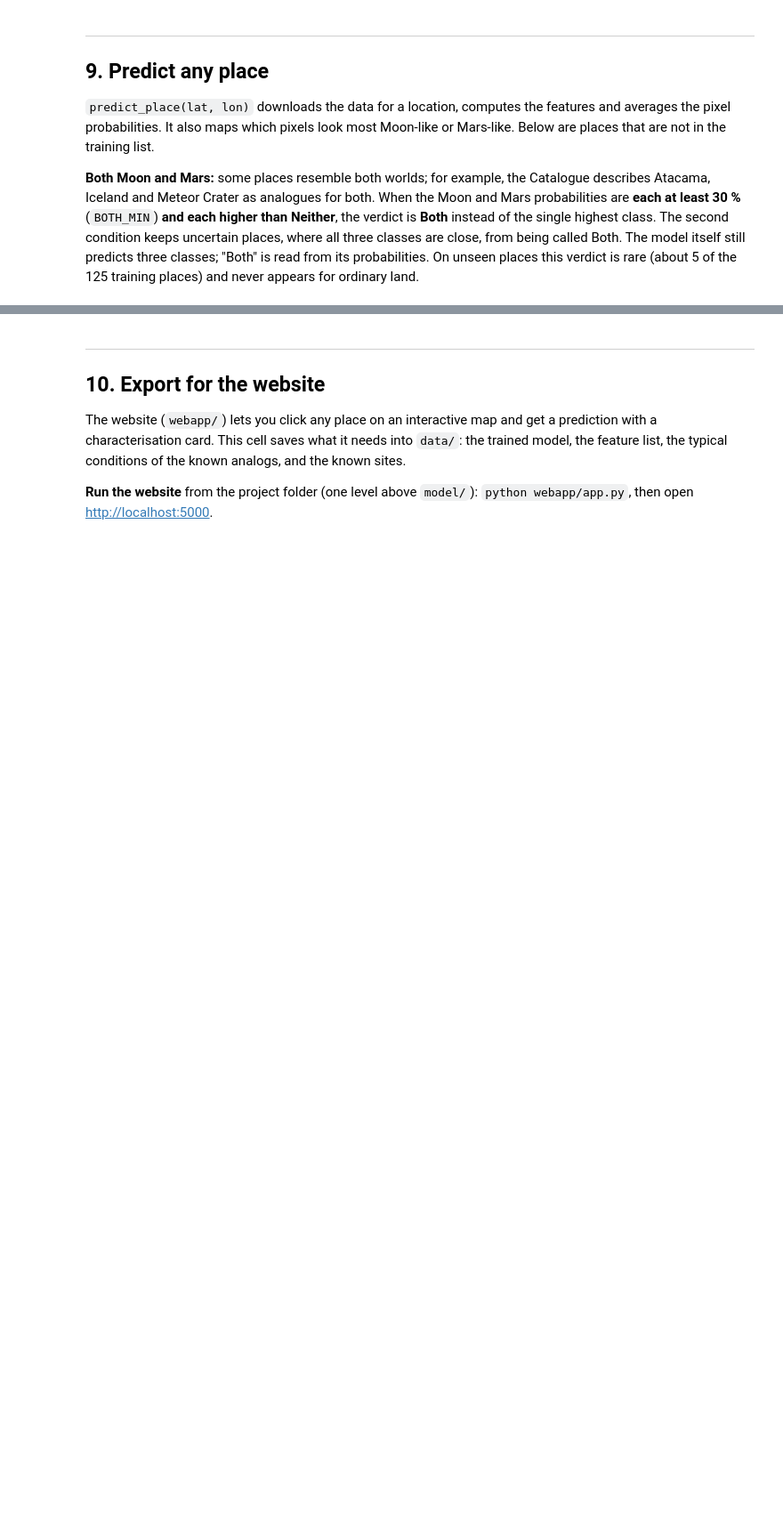
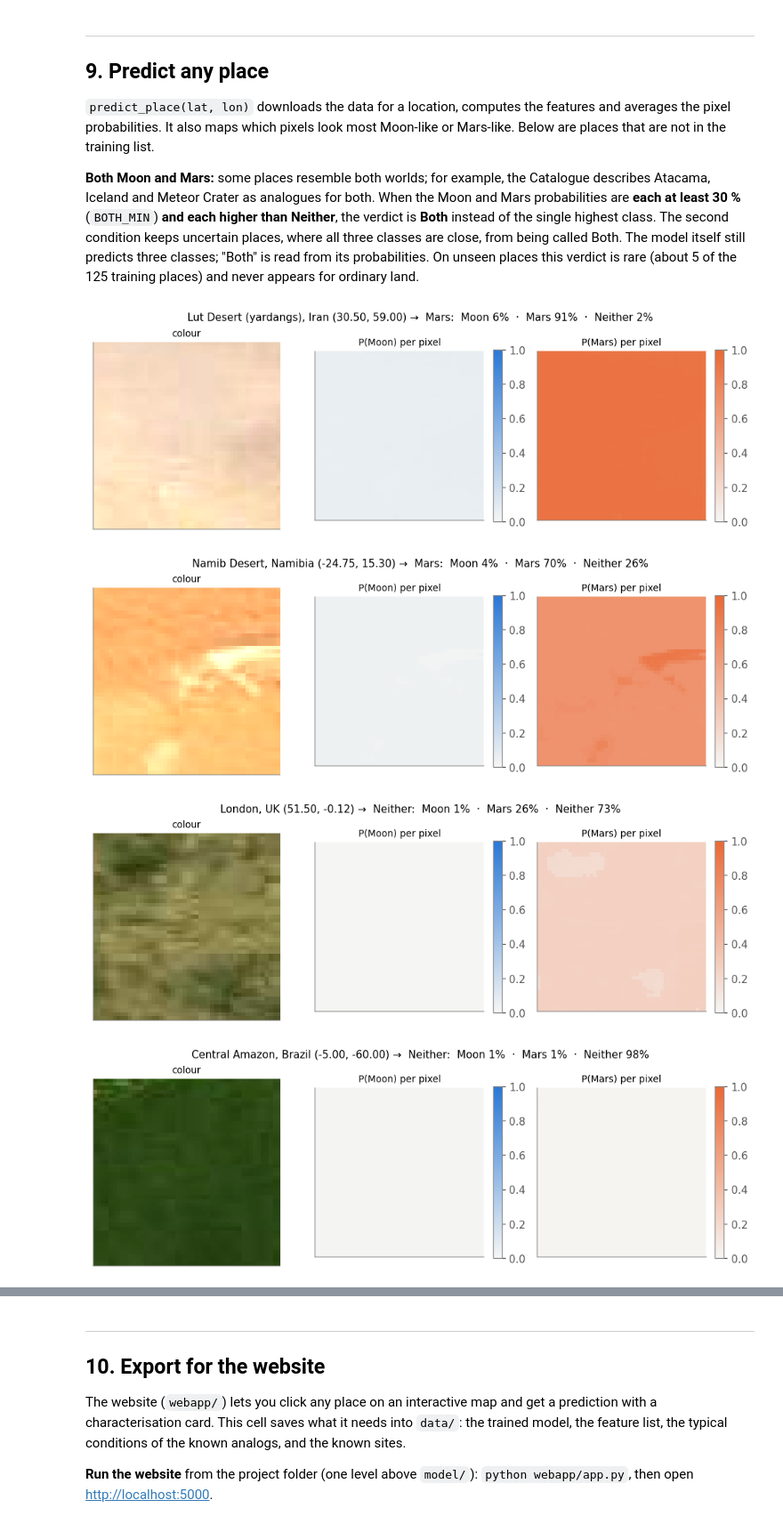
Before and after one commit to MakariousR/TerraX, a Jupyter notebook: model/main.ipynb, the cells around one changed output, grey strips where cells are left out. Shown at 89% size. Drawn from its saved outputs; the diff is of its cells as text; code cells hidden in the pictures; blank space fills up the shorter version.

Commit message:
Remove Wolfe Creek Crater and Mount Etna from the test places
- Section 9 test places and README "places worth trying" no longer include them

```diff
--- a/model/main.ipynb
+++ b/model/main.ipynb
@@ -579,32 +579,35 @@ def predict_place(lat, lon, name=None, plot=True):
     if plot:
         c = gibs_patch("BlueMarble_NextGeneration", lat, lon)
         b, r_, g_ = c[..., 2], c[..., 0], c[..., 1]
         bright = c[..., :3].mean(-1)
         valid = (c[..., 3] > 0) & ~((b > r_) & (b > g_) & (bright < 0.35))
         fig, axes = plt.subplots(1, 3, figsize=(9, 3.1))
         axes[0].imshow(np.clip(c[..., :3] * 1.8, 0, 1)); axes[0].set_title("colour", fontsize=9)
         for ax, cls in zip(axes[1:], ["Moon", "Mars"]):
             grid = np.full(valid.shape, np.nan); grid[valid] = proba[:, CLASSES.index(cls)]
             cmap = plt.matplotlib.colors.LinearSegmentedColormap.from_list(cls, ["#f6f6f4", COLORS[cls]])
             im = ax.imshow(grid, vmin=0, vmax=1, cmap=cmap); ax.set_title(f"P({cls}) per pixel", fontsize=9)
             fig.colorbar(im, ax=ax, fraction=0.046)
         for ax in axes: ax.set_xticks([]); ax.set_yticks([]); ax.grid(False)
         fig.suptitle(f"{name or ''} ({lat:.2f}, {lon:.2f}) →  {verdict(result)}:  " +
                      "  ·  ".join(f"{k} {v:.0%}" for k, v in result.items()), fontsize=10)
         plt.tight_layout(); plt.show()
     return result
 
 TEST_PLACES = [
     ("Lut Desert (yardangs), Iran",   30.50,   59.00),
     ("Namib Desert, Namibia",        -24.75,   15.30),
-    ("Wolfe Creek Crater, Australia",-19.17,  127.80),
-    ("Mount Etna, Italy",             37.75,   14.99),
     ("London, UK",                    51.50,   -0.12),
     ("Central Amazon, Brazil",        -5.00,  -60.00),
     ("Kansas farmland, USA",          38.50,  -98.50),
 ]
 results = []
 for name, lat, lon in TEST_PLACES:
     res = predict_place(lat, lon, name)
     results.append({"place": name, **res, "verdict": verdict(res)})
 pd.DataFrame(results)
+# %% [output]
+[figure, added]
+[figure, added]
+[figure, added]
+[figure, added]
```
Also changed, not shown: parts of 2 cells of this notebook, 2 other files.
